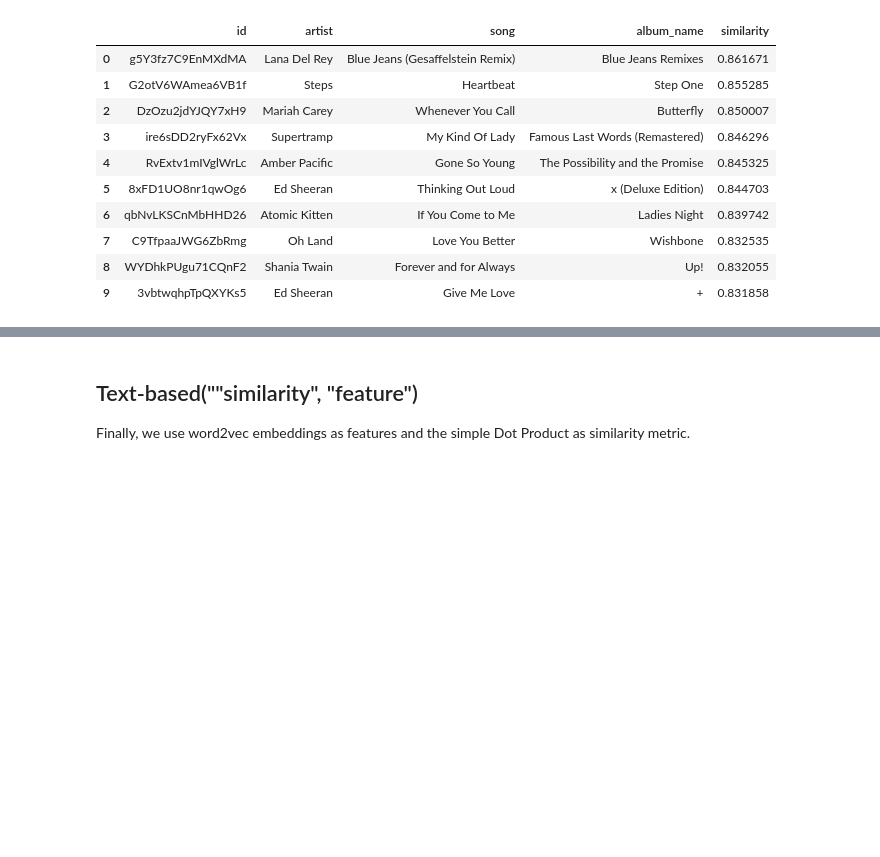
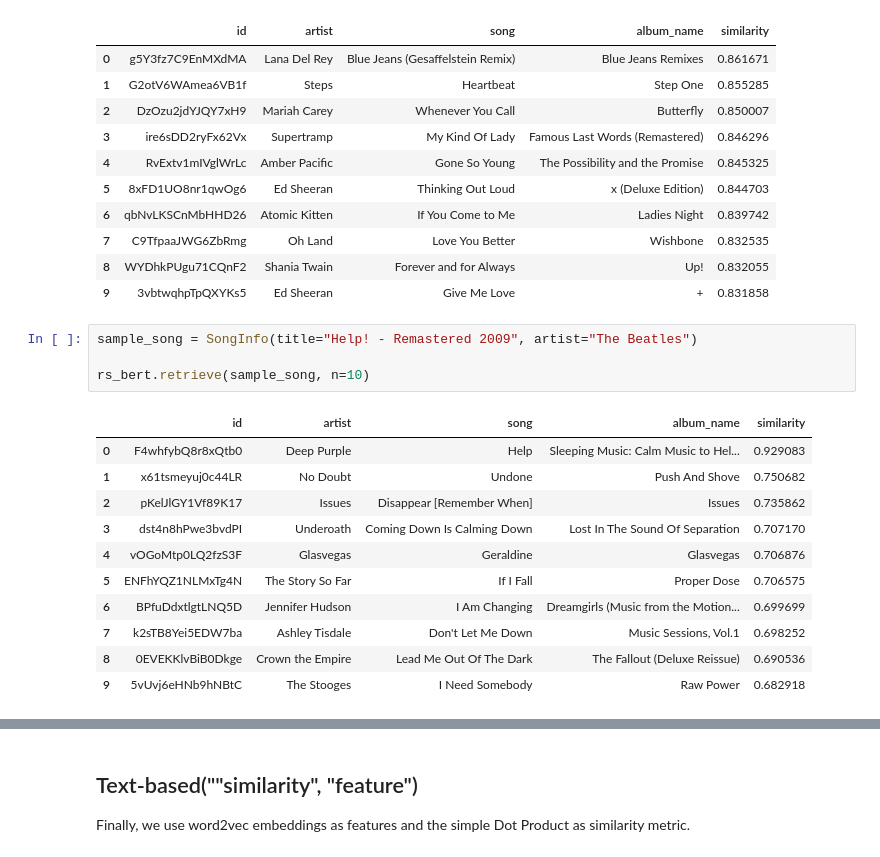
Before and after one commit to KaindlJulian/mmsr, a Jupyter notebook: task_1.ipynb, the cells around one changed output, grey strips where cells are left out. Drawn from its saved outputs; the diff is of its cells as text; blank space fills up the shorter version.

```diff
--- a/task_1.ipynb
+++ b/task_1.ipynb
@@ -405,3 +485,19 @@ rs_bert.retrieve(sample_song, n=10)
 | 7 | C9TfpaaJWG6ZbRmg | Oh Land | Love You Better | Wishbone | 0.832535 |
 | 8 | WYDhkPUgu71CQnF2 | Shania Twain | Forever and for Always | Up! | 0.832055 |
 | 9 | 3vbtwqhpTpQXYKs5 | Ed Sheeran | Give Me Love | + | 0.831858 |
+# %%
+sample_song = SongInfo(title="Help! - Remastered 2009", artist="The Beatles")
+
+rs_bert.retrieve(sample_song, n=10)
+# %% [output]
+|  | id | artist | song | album_name | similarity |
+| 0 | F4whfybQ8r8xQtb0 | Deep Purple | Help | Sleeping Music: Calm Music to Hel... | 0.929083 |
+| 1 | x61tsmeyuj0c44LR | No Doubt | Undone | Push And Shove | 0.750682 |
+| 2 | pKelJlGY1Vf89K17 | Issues | Disappear [Remember When] | Issues | 0.735862 |
+| 3 | dst4n8hPwe3bvdPI | Underoath | Coming Down Is Calming Down | Lost In The Sound Of Separation | 0.707170 |
+| 4 | vOGoMtp0LQ2fzS3F | Glasvegas | Geraldine | Glasvegas | 0.706876 |
+| 5 | ENFhYQZ1NLMxTg4N | The Story So Far | If I Fall | Proper Dose | 0.706575 |
+| 6 | BPfuDdxtlgtLNQ5D | Jennifer Hudson | I Am Changing | Dreamgirls (Music from the Motion... | 0.699699 |
+| 7 | k2sTB8Yei5EDW7ba | Ashley Tisdale | Don't Let Me Down | Music Sessions, Vol.1 | 0.698252 |
+| 8 | 0EVEKKlvBiB0Dkge | Crown the Empire | Lead Me Out Of The Dark | The Fallout (Deluxe Reissue) | 0.690536 |
+| 9 | 5vUvj6eHNb9hNBtC | The Stooges | I Need Somebody | Raw Power | 0.682918 |
```
Also changed, not shown: parts of 16 cells of this notebook.
